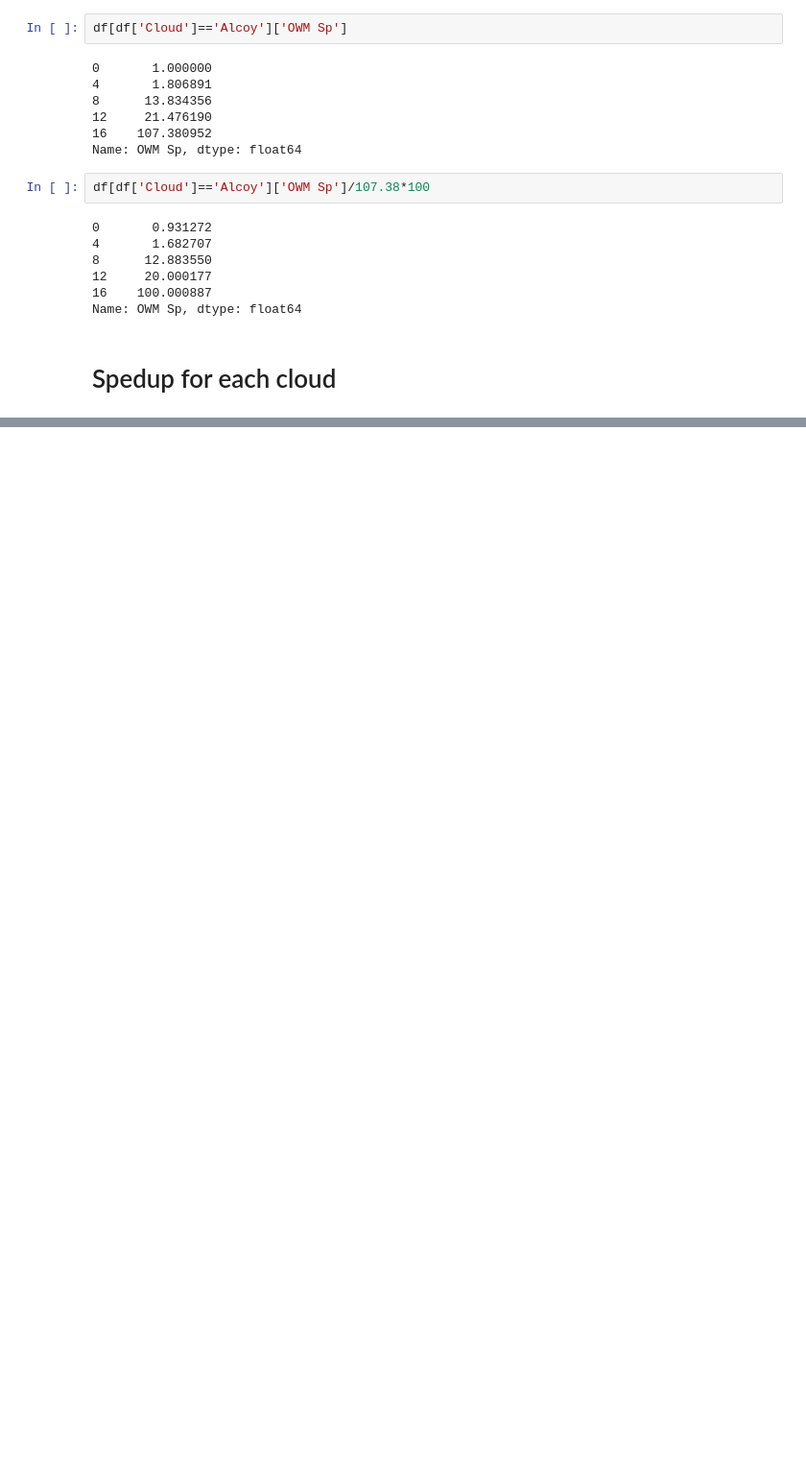
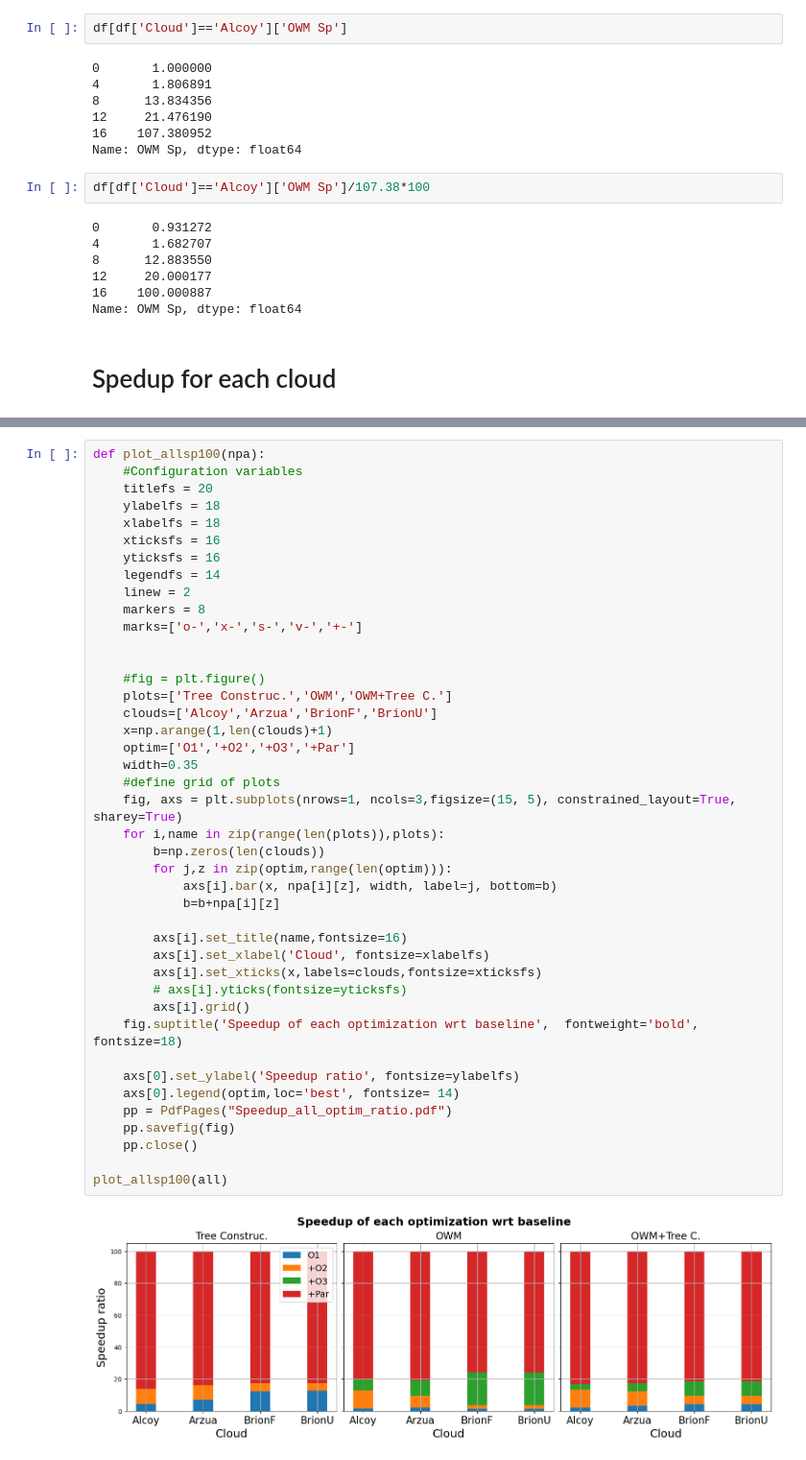
Before and after one commit to PPMC-DAC/FastOWM, a Jupyter notebook: Results/process_all_optimizations.ipynb, the cells around one changed output, grey strips where cells are left out. Shown at 96% size. Cells and saved outputs as stored; diff of their text form; blank space fills up the shorter version.

Commit message:
More elaborated version of the ipynb file that computes improvement ratios

```diff
--- a/Results/process_all_optimizations.ipynb
+++ b/Results/process_all_optimizations.ipynb
@@ -195,0 +259,44 @@ plot_allsp(df)
+# %%
+def plot_allsp100(npa):
+    #Configuration variables
+    titlefs = 20
+    ylabelfs = 18
+    xlabelfs = 18
+    xticksfs = 16
+    yticksfs = 16
+    legendfs = 14
+    linew = 2
+    markers = 8
+    marks=['o-','x-','s-','v-','+-']
+
+
+    #fig = plt.figure()
+    plots=['Tree Construc.','OWM','OWM+Tree C.']
+    clouds=['Alcoy','Arzua','BrionF','BrionU']
+    x=np.arange(1,len(clouds)+1)
+    optim=['O1','+O2','+O3','+Par']
+    width=0.35
+    #define grid of plots
+    fig, axs = plt.subplots(nrows=1, ncols=3,figsize=(15, 5), constrained_layout=True, sharey=True)
+    for i,name in zip(range(len(plots)),plots):
+        b=np.zeros(len(clouds))
+        for j,z in zip(optim,range(len(optim))):
+            axs[i].bar(x, npa[i][z], width, label=j, bottom=b)
+            b=b+npa[i][z]
+
+        axs[i].set_title(name,fontsize=16)
+        axs[i].set_xlabel('Cloud', fontsize=xlabelfs)
+        axs[i].set_xticks(x,labels=clouds,fontsize=xticksfs)
+        # axs[i].yticks(fontsize=yticksfs)
+        axs[i].grid()
+    fig.suptitle('Speedup of each optimization wrt baseline',  fontweight='bold', fontsize=18)
+
+    axs[0].set_ylabel('Speedup ratio', fontsize=ylabelfs)
+    axs[0].legend(optim,loc='best', fontsize= 14)
+    pp = PdfPages("Speedup_all_optim_ratio.pdf")
+    pp.savefig(fig)
+    pp.close()
+
+plot_allsp100(all)
+# %% [output]
+[figure, added]
```
Also changed, not shown: parts of 10 cells of this notebook.
